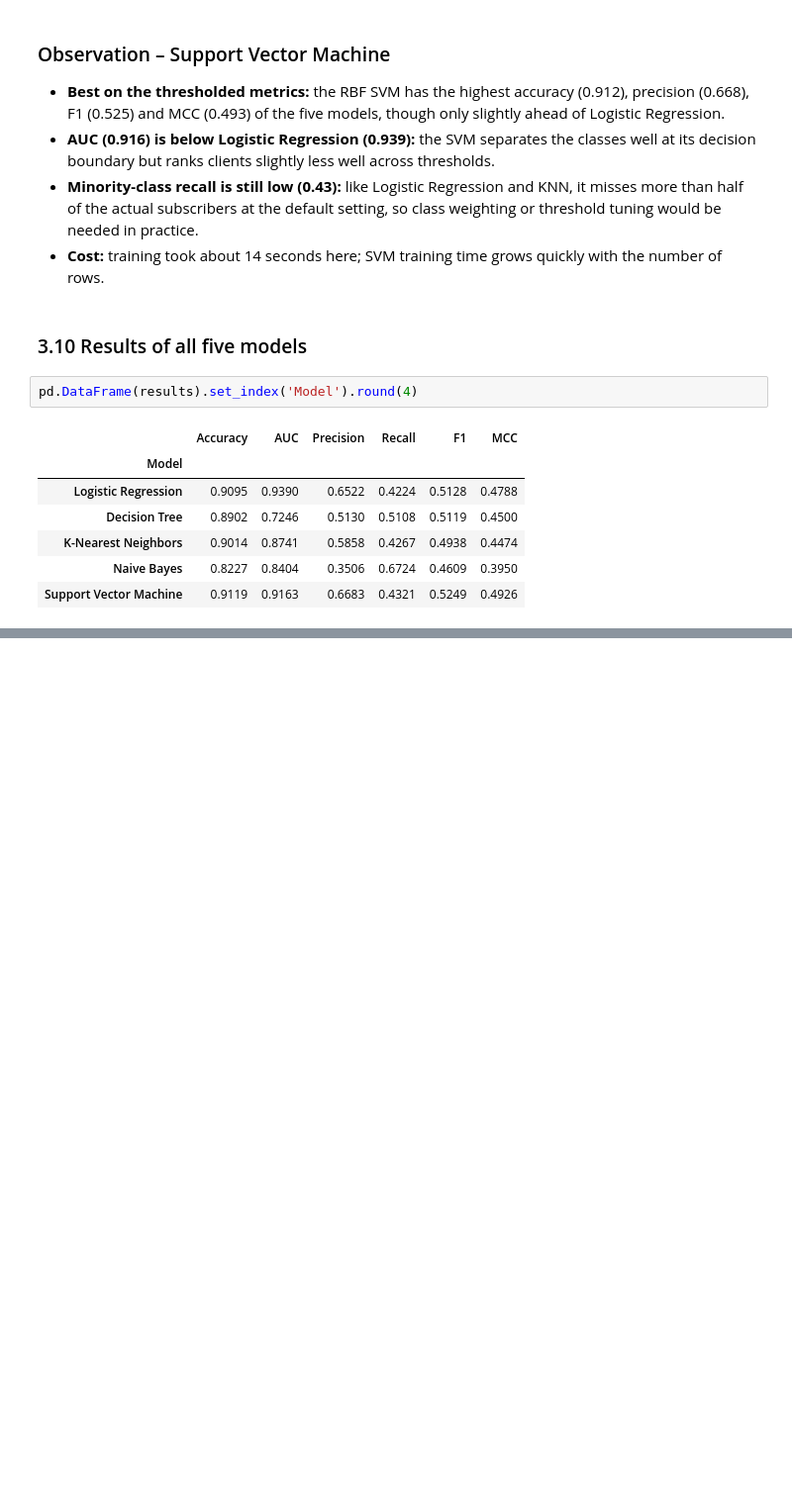
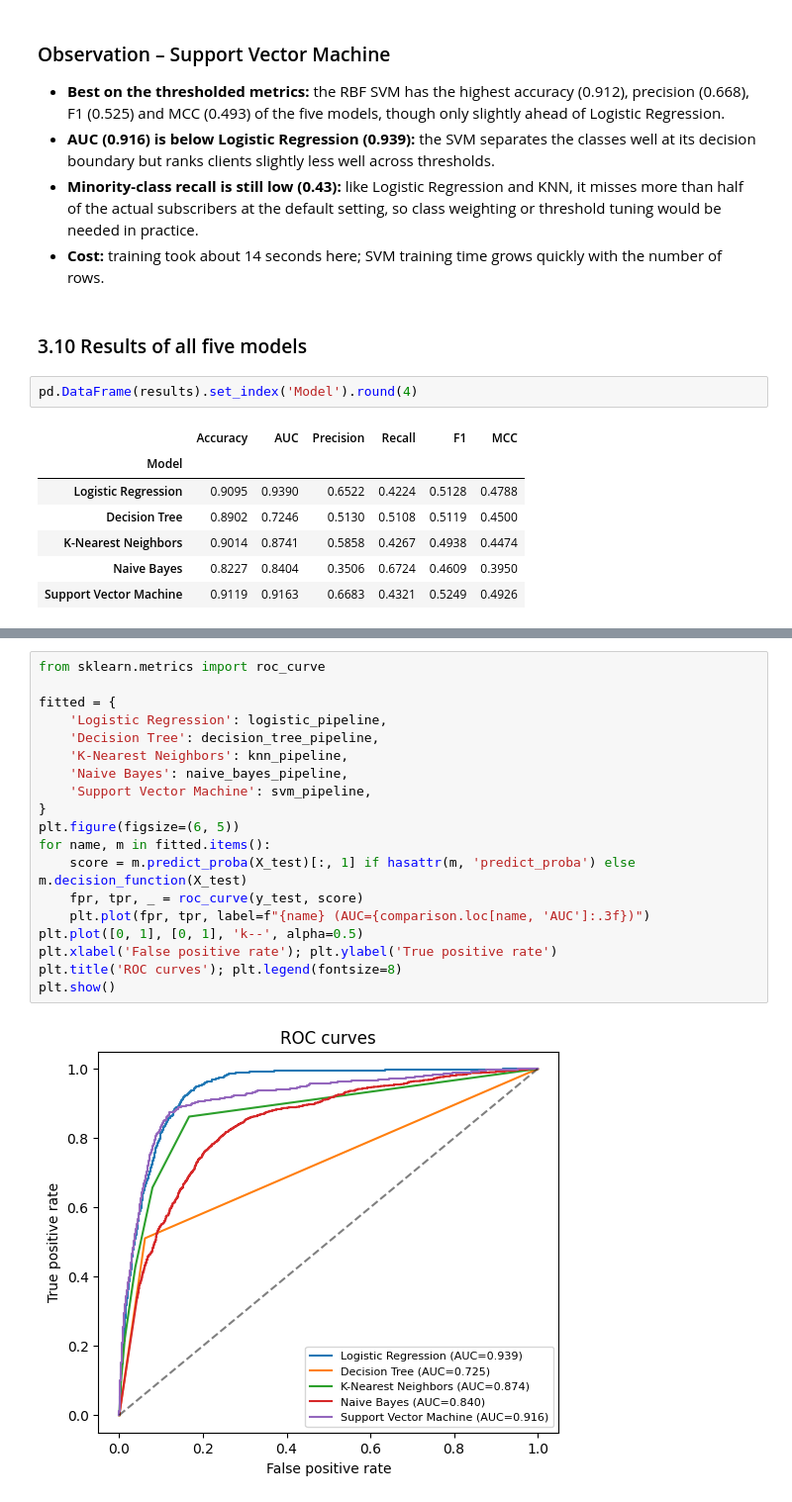
Before and after one commit to athisayarajp/ml-classification-streamlit, a Jupyter notebook: ML_Assignment2.ipynb, the cells around one changed output, grey strips where cells are left out. Shown at 99% size. Saved outputs shown, nothing was run; the diff lists cells and outputs as text; blank space fills up the shorter version.

```diff
--- a/ML_Assignment2.ipynb
+++ b/ML_Assignment2.ipynb
@@ -492,0 +534,21 @@ pd.DataFrame(results).set_index('Model').round(4)
+# %%
+from sklearn.metrics import roc_curve
+
+fitted = {
+    'Logistic Regression': logistic_pipeline,
+    'Decision Tree': decision_tree_pipeline,
+    'K-Nearest Neighbors': knn_pipeline,
+    'Naive Bayes': naive_bayes_pipeline,
+    'Support Vector Machine': svm_pipeline,
+}
+plt.figure(figsize=(6, 5))
+for name, m in fitted.items():
+    score = m.predict_proba(X_test)[:, 1] if hasattr(m, 'predict_proba') else m.decision_function(X_test)
+    fpr, tpr, _ = roc_curve(y_test, score)
+    plt.plot(fpr, tpr, label=f"{name} (AUC={comparison.loc[name, 'AUC']:.3f})")
+plt.plot([0, 1], [0, 1], 'k--', alpha=0.5)
+plt.xlabel('False positive rate'); plt.ylabel('True positive rate')
+plt.title('ROC curves'); plt.legend(fontsize=8)
+plt.show()
+# %% [output]
+[figure, added]
```
Also changed, not shown: parts of 10 cells of this notebook.
